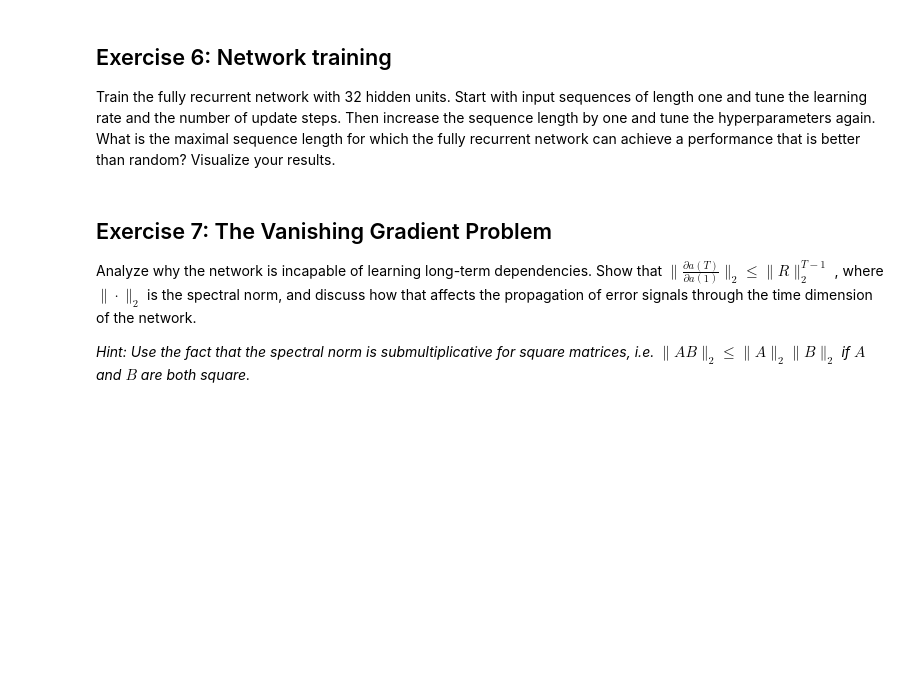
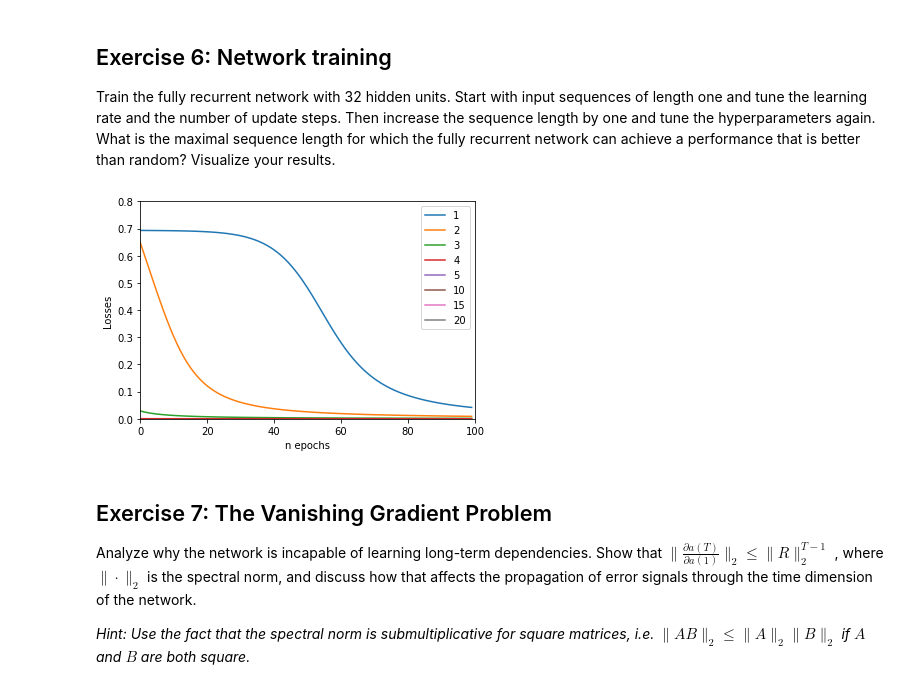
Before and after one commit to bogdankhamelyuk/JKU_MS_AI, a Jupyter notebook: lstm&rnn/A2_K51906380.ipynb, the cells around one changed output. Cells and saved outputs as stored; diff of their text form; code cells hidden in the pictures; blank space fills up the shorter version.

```diff
--- a/lstm&rnn/A2_K51906380.ipynb
+++ b/lstm&rnn/A2_K51906380.ipynb
@@ -319,6 +319,40 @@ model.update(0.001)
 Train the fully recurrent network with 32 hidden units. Start with input sequences of length one and tune the learning rate and the number of update steps. Then increase the sequence length by one and tune the hyperparameters again. What is the maximal sequence length for which the fully recurrent network can achieve a performance that is better than random? Visualize your results.
 # %%
 ########## YOUR SOLUTION HERE ##########
+import pandas as pd
+np.random.seed(0xDEADBEEF)
+D,I,K = 3,32,1
+
+model = FullyRecurrentNetwork(D,I,K)
+
+max_epochs = 100
+lr = 0.1
+
+Ts = [1,2,3,4,5,10,15,20]
+losses = []
+
+
+#fig = plt.figure(figsize=(8,3))
+for T in Ts:
+    T_loss = []
+    X = np.random.uniform(-1, 1,(T,D))
+    for epochs in range(max_epochs):
+        T_loss.append(model.forward(X,1)[0])
+        model.backward()
+        model.update(lr)
+    plt.plot(T_loss, label=T)
+    losses.append(T_loss)
+
+
+plt.xlabel("n epochs")
+plt.ylabel("Losses")
+
+plt.legend()
+plt.axis([0, max_epochs, 0, 0.8])
+# function to show the plot
+plt.show()
+# %% [output]
+[figure, added]
 # %% [markdown]
 ## Exercise 7: The Vanishing Gradient Problem
 
```
Also changed, not shown: parts of 1 cell of this notebook, 1 other file.
